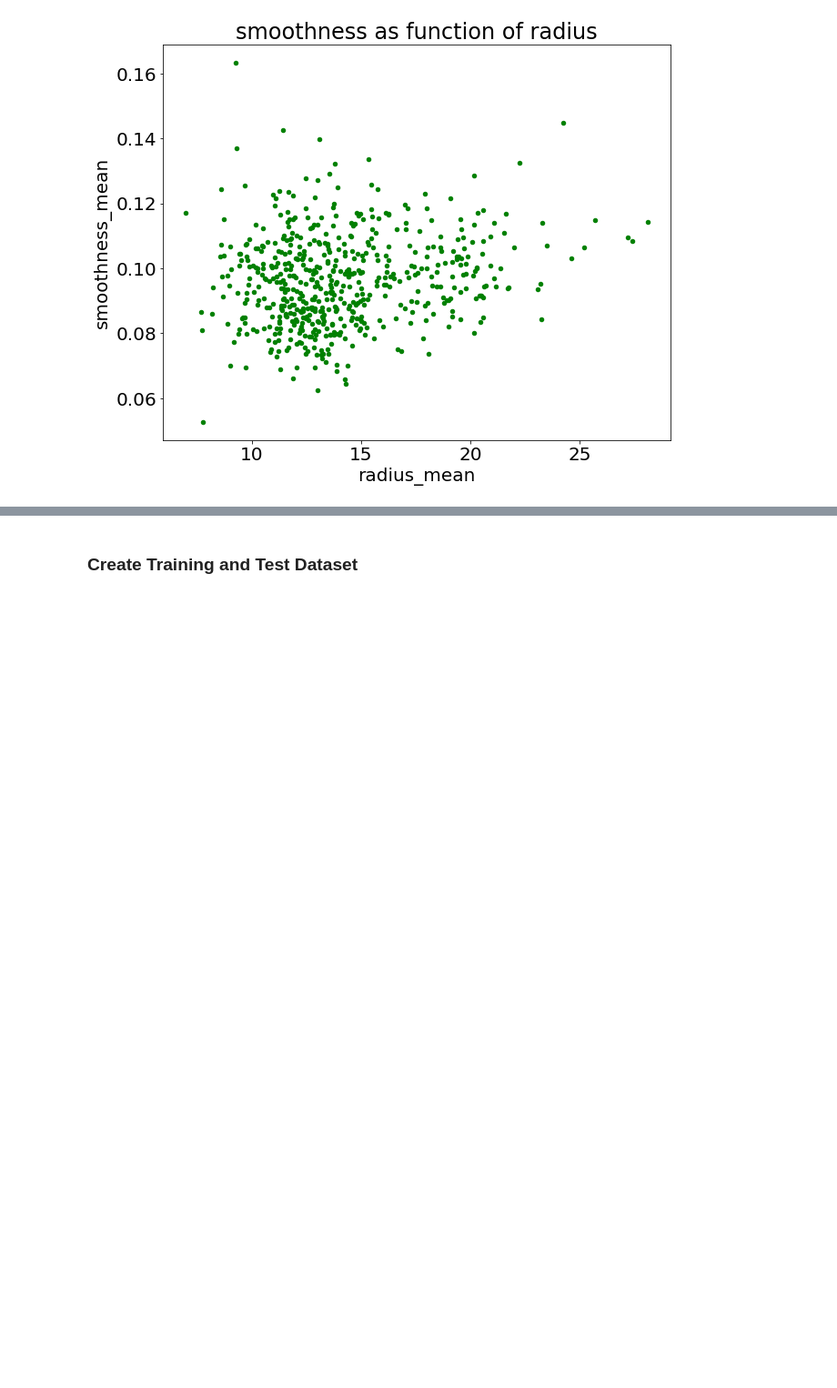
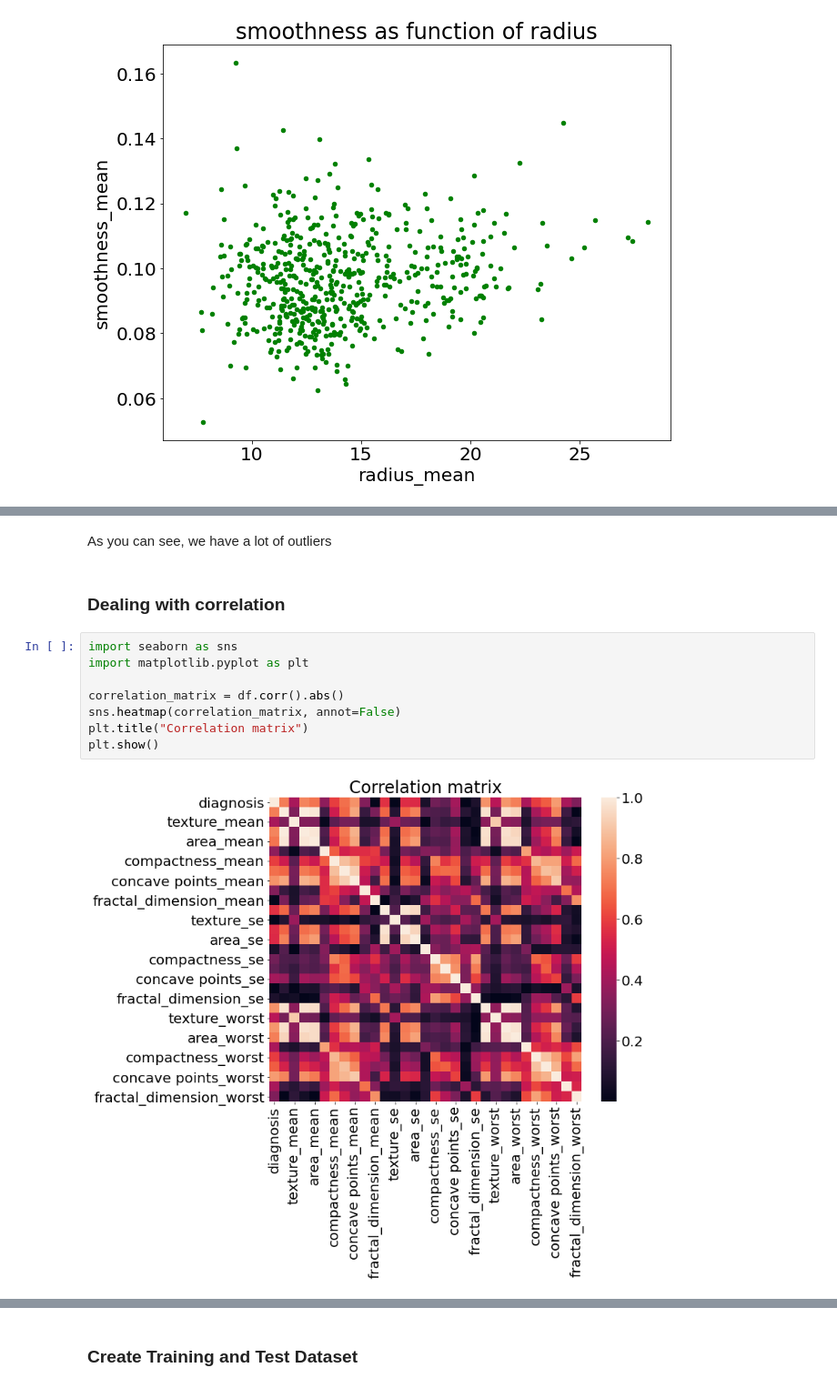
Before and after one commit to lcsrodriguez/intro-ml-assignment, a Jupyter notebook: assignment.ipynb, the cells around one changed output, grey strips where cells are left out. Shown: that part at 91% size. Drawn from its saved outputs; the diff is of its cells as text; blank space fills up the shorter version.

```diff
--- a/assignment.ipynb
+++ b/assignment.ipynb
@@ -484,0 +483,14 @@ As you can see, we have a lot of outliers
+# %% [markdown]
+As you can see, we have a lot of outliers
+# %% [markdown]
+### Dealing with correlation
+# %%
+import seaborn as sns
+import matplotlib.pyplot as plt
+
+correlation_matrix = df.corr().abs()
+sns.heatmap(correlation_matrix, annot=False)
+plt.title("Correlation matrix")
+plt.show()
+# %% [output]
+[figure, added]
```
Also changed, not shown: parts of 14 cells of this notebook.
